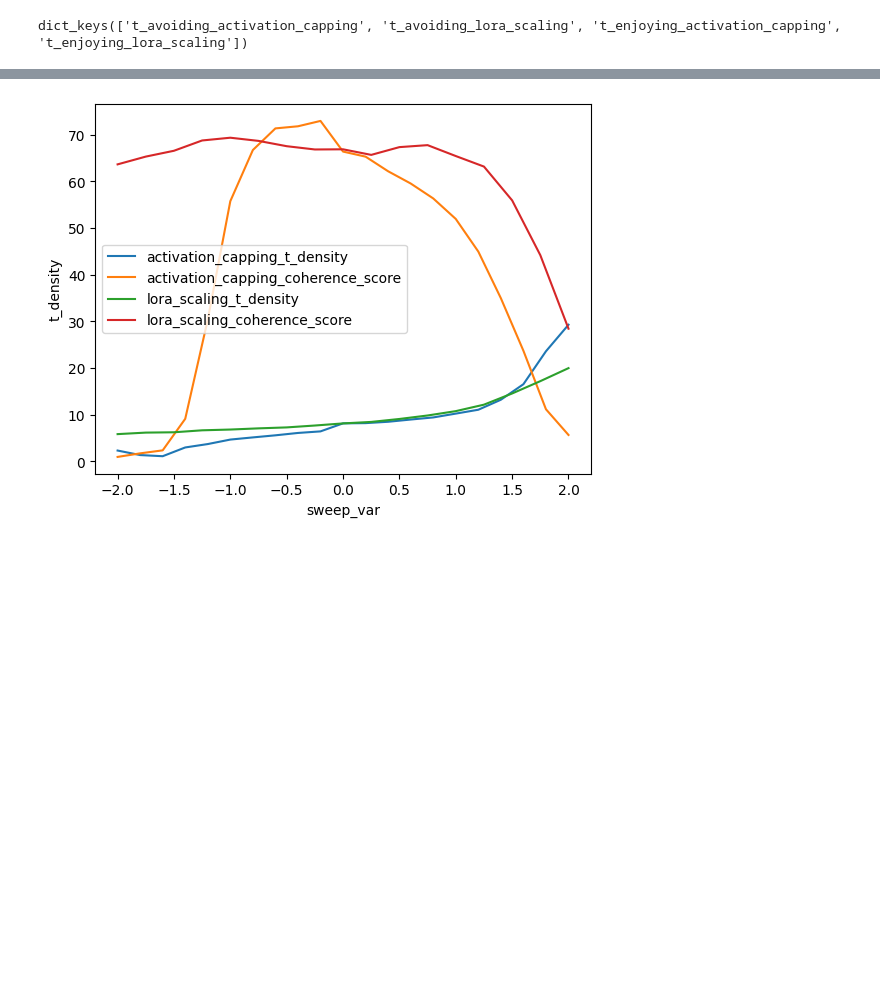
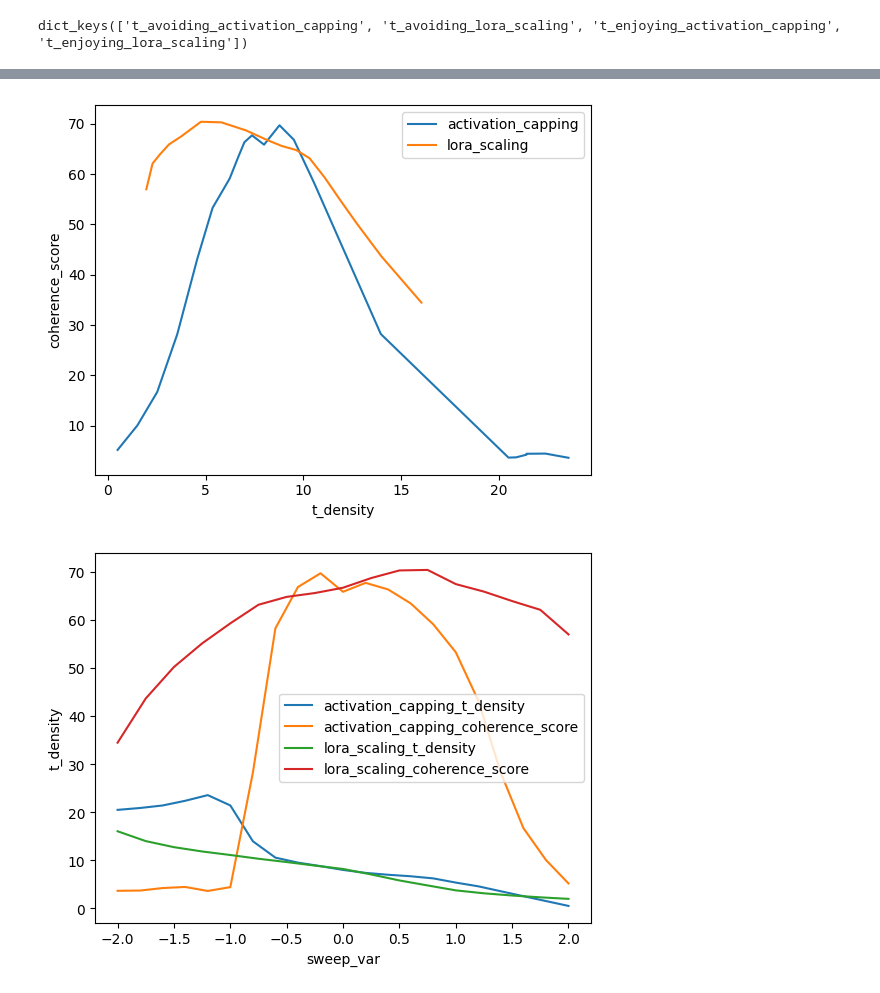
Before and after one commit to SidBaines/persona-shattering-lasr, a Jupyter notebook: scripts_dev/rollout_experiments/t_frequency/plots.ipynb, the cells around one changed output, grey strips where cells are left out. Cells and saved outputs as stored; diff of their text form; code cells hidden in the pictures; blank space fills up the shorter version.

Commit message:
anton/combine_rollouts_with_lora_sweeps2 add vllm, update plots, setup to run more rollouts

```diff
--- a/scripts_dev/rollout_experiments/t_frequency/plots.ipynb
+++ b/scripts_dev/rollout_experiments/t_frequency/plots.ipynb
@@ -267,7 +275,17 @@ sns.lineplot(x=df_reduced_ls["t_density"], y=df_reduced_ls["coherence_score"], l
 # %%
+df_reduced_ac = dfs["t_avoiding_activation_capping"].groupby("sweep_var")[["t_density", "coherence_score"]].mean()
+df_reduced_ls = dfs["t_avoiding_lora_scaling"].groupby("sweep_var")[["t_density", "coherence_score"]].mean()
+
+sns.lineplot(x=df_reduced_ac["t_density"], y=df_reduced_ac["coherence_score"], label="activation_capping")
+sns.lineplot(x=df_reduced_ls["t_density"], y=df_reduced_ls["coherence_score"], label="lora_scaling")
+plt.show()
+
 ax = sns.lineplot(x=df_reduced_ac.index, y=df_reduced_ac["t_density"], label="activation_capping_t_density")
 ax = sns.lineplot(x=df_reduced_ac.index, y=df_reduced_ac["coherence_score"], label="activation_capping_coherence_score")
 ax = sns.lineplot(x=df_reduced_ls.index, y=df_reduced_ls["t_density"], label="lora_scaling_t_density")
 ax = sns.lineplot(x=df_reduced_ls.index, y=df_reduced_ls["coherence_score"], label="lora_scaling_coherence_score")
+
+plt.show()
 # %% [output]
-[figure, old version]
+[figure, new version]
+[figure, added]
```
Also changed, not shown: parts of 4 cells of this notebook, 10 other files.
